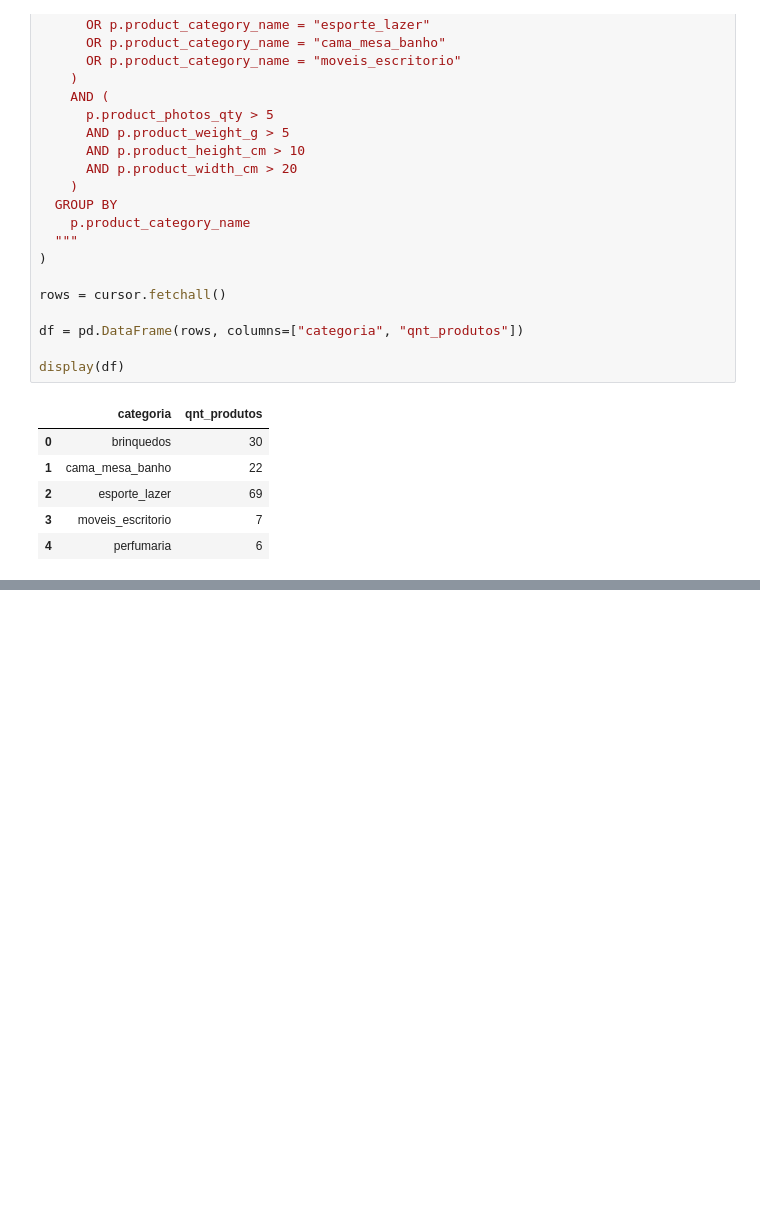
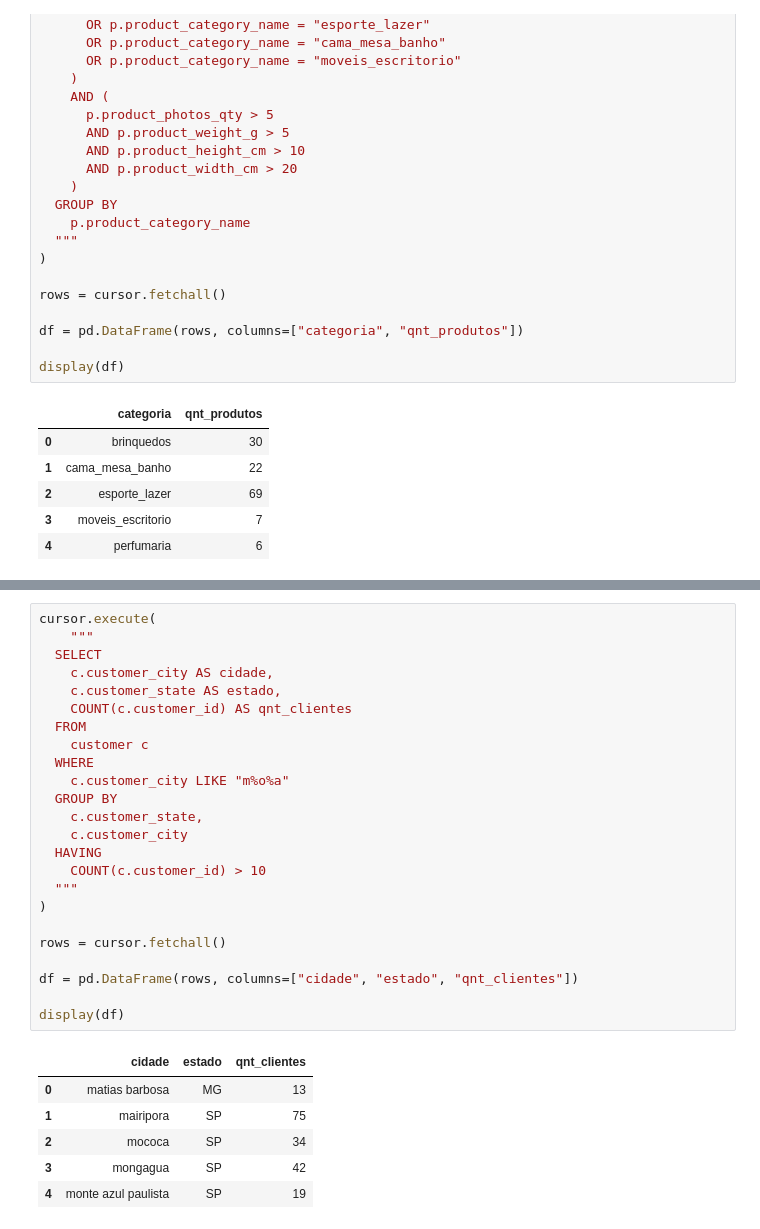
Before and after one commit to C41m/C41m-sql_ecommerce, a Jupyter notebook: sql.ipynb, the cells around one changed output, grey strips where cells are left out. Drawn from its saved outputs; the diff is of its cells as text; blank space fills up the shorter version.

```diff
--- a/sql.ipynb
+++ b/sql.ipynb
@@ -1297,0 +1502,31 @@ display(df)
+# %%
+cursor.execute(
+    """
+  SELECT
+    c.customer_city AS cidade,
+    c.customer_state AS estado,
+    COUNT(c.customer_id) AS qnt_clientes
+  FROM
+    customer c
+  WHERE
+    c.customer_city LIKE "m%o%a"
+  GROUP BY
+    c.customer_state,
+    c.customer_city
+  HAVING
+    COUNT(c.customer_id) > 10
+  """
+)
+
+rows = cursor.fetchall()
+
+df = pd.DataFrame(rows, columns=["cidade", "estado", "qnt_clientes"])
+
+display(df)
+# %% [output]
+|  | cidade | estado | qnt_clientes |
+| 0 | matias barbosa | MG | 13 |
+| 1 | mairipora | SP | 75 |
+| 2 | mococa | SP | 34 |
+| 3 | mongagua | SP | 42 |
+| 4 | monte azul paulista | SP | 19 |
```
Also changed, not shown: parts of 15 cells of this notebook, 1 other file.
